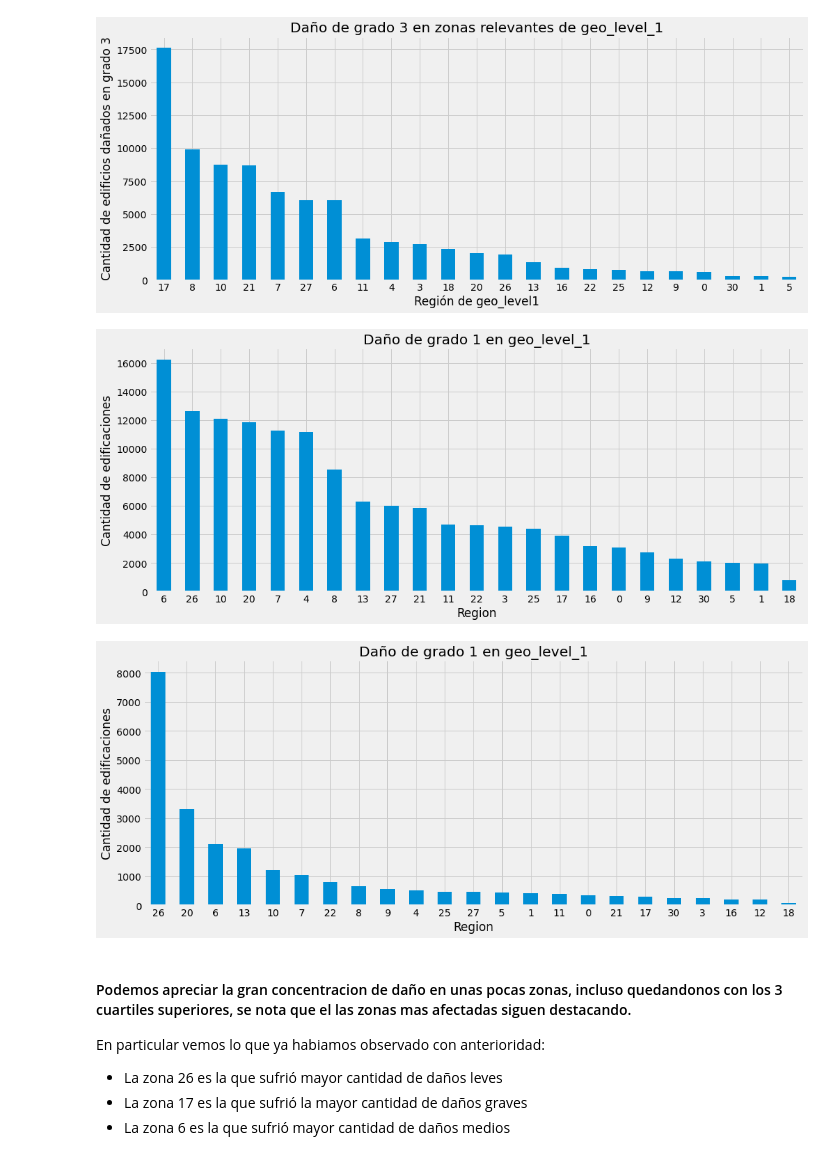
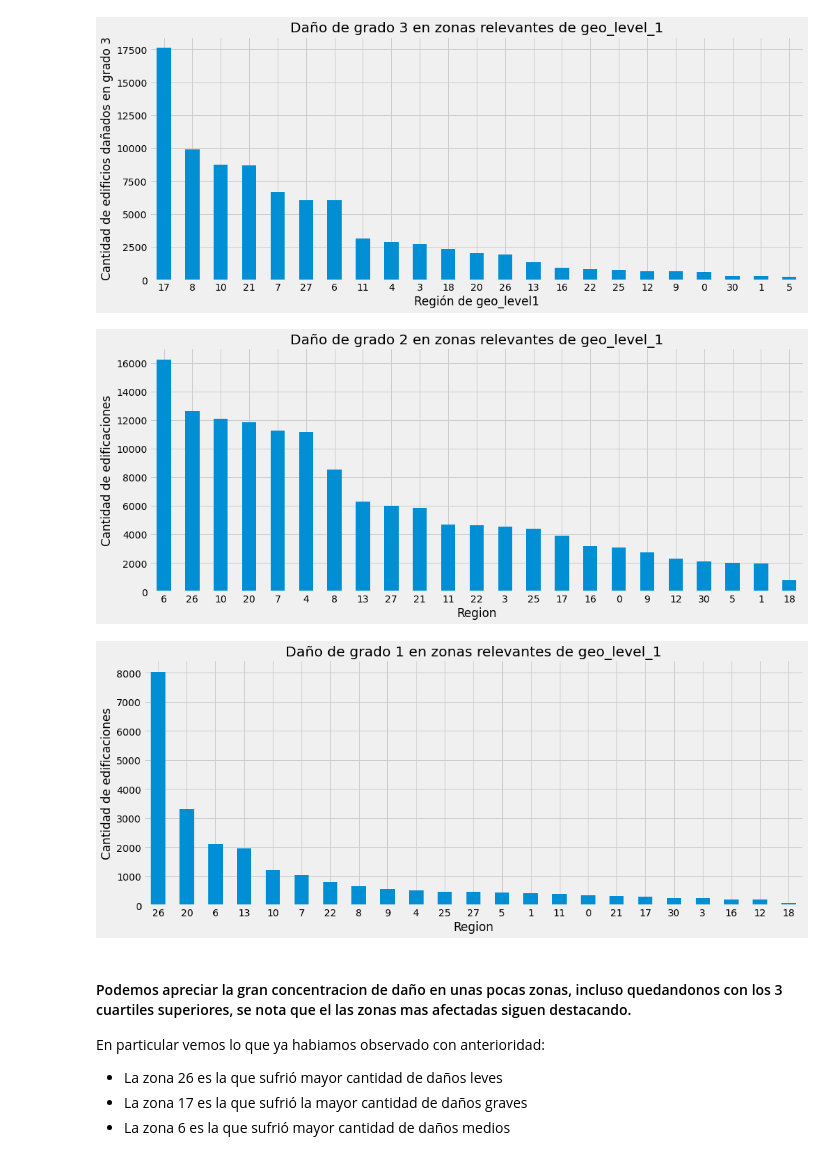
Before and after one commit to franvinas/7506-tp1, a Jupyter notebook: tp1.ipynb, the cells around one changed output. Cells and saved outputs as stored; diff of their text form; code cells hidden in the pictures.

```diff
--- a/tp1.ipynb
+++ b/tp1.ipynb
@@ -494,23 +494,23 @@ plt.show()
 # %%
 geo_level_1_damage_2=df.loc[df['damage_grade'] == 2, 'geo_level_1_id'].value_counts()
 geo_level_1_damage_2=geo_level_1_damage_2.sort_index()[daños_totales>daños_totales.quantile(0.25)].sort_values(ascending=False)
-geo_level_1_damage_2.plot(kind='bar', figsize=(15,6), rot=0, title='Daño de grado 1 en geo_level_1')
+geo_level_1_damage_2.plot(kind='bar', figsize=(15,6), rot=0, title='Daño de grado 2 en zonas relevantes de geo_level_1')
 ax=plt.gca()
 ax.set_ylabel('Cantidad de edificaciones')
 ax.set_xlabel('Region')
 plt.show()
 # %% [output]
-[figure, old version]
+[figure, new version]
 # %%
 geo_level_1_damage_1=df.loc[df['damage_grade'] == 1, 'geo_level_1_id'].value_counts()
 geo_level_1_damage_1=geo_level_1_damage_1.sort_index()[daños_totales>daños_totales.quantile(0.25)].sort_values(ascending=False)
-geo_level_1_damage_1.plot(kind='bar', figsize=(15,6), rot=0, title='Daño de grado 1 en geo_level_1')
+geo_level_1_damage_1.plot(kind='bar', figsize=(15,6), rot=0, title='Daño de grado 1 en zonas relevantes de geo_level_1')
 ax=plt.gca()
 ax.set_ylabel('Cantidad de edificaciones')
 ax.set_xlabel('Region')
 plt.show()
 # %% [output]
-[figure, old version]
+[figure, new version]
 # %% [markdown]
 #### Podemos apreciar la gran concentracion de daño en unas pocas zonas, incluso quedandonos con los 3 cuartiles superiores, se nota que el las zonas mas afectadas siguen destacando.
 En particular vemos lo que ya habiamos observado con anterioridad:
```
